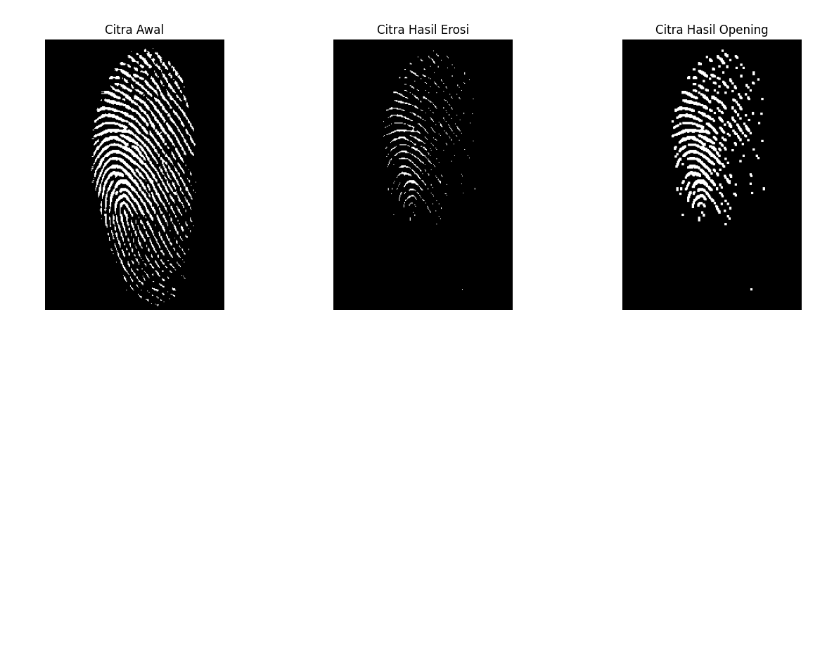
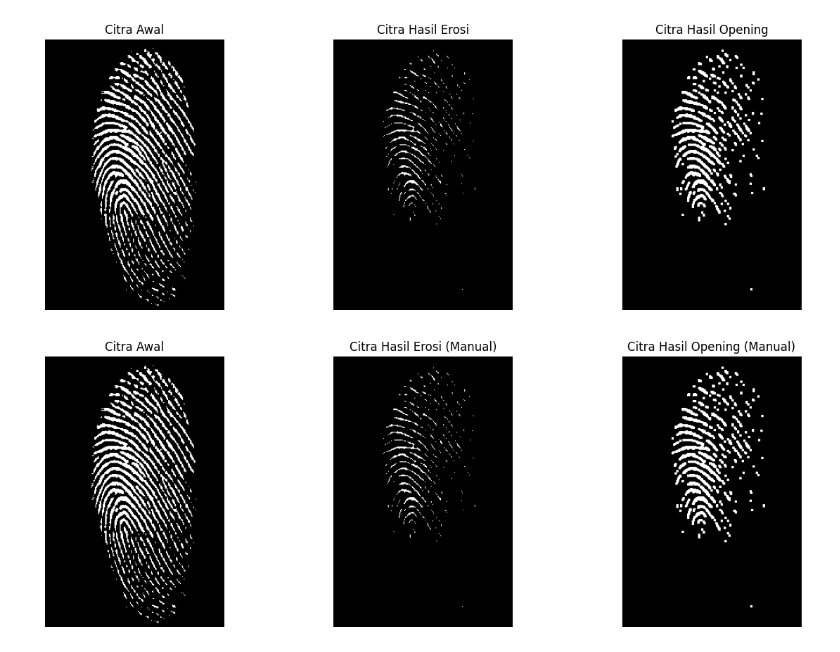
Before and after one commit to FrankStein31/PCVK_244107027008_Frankie-Steinlie, a Jupyter notebook: Modul_09.ipynb, the cells around one changed output. Cells and saved outputs as stored; diff of their text form; code cells hidden in the pictures; blank space fills up the shorter version.

```diff
--- a/Modul_09.ipynb
+++ b/Modul_09.ipynb
@@ -146,3 +146,52 @@ else:
     plt.show()
 # %% [output]
 [figure]
+# %%
+def erosi_manual(image, struct_elem):
+    rows, cols = image.shape
+    eroded_image = np.zeros((rows, cols), dtype=np.uint8)
+    se_rows, se_cols = struct_elem.shape
+    pad_x, pad_y = se_cols // 2, se_rows // 2
+    for i in range(pad_x, rows - pad_x):
+        for j in range(pad_y, cols - pad_y):
+            sub_img = image[i - pad_x:i + pad_x + 1, j - pad_y:j + pad_y + 1]
+            if np.all(sub_img == 255):
+                eroded_image[i, j] = 255
+    return eroded_image
+
+def dilasi_manual(image, struct_elem):
+    rows, cols = image.shape
+    dilated_image = np.zeros((rows, cols), dtype=np.uint8)
+    se_rows, se_cols = struct_elem.shape
+    pad_x, pad_y = se_cols // 2, se_rows // 2
+    for i in range(pad_x, rows - pad_x):
+        for j in range(pad_y, cols - pad_y):
+            sub_img = image[i - pad_x:i + pad_x + 1, j - pad_y:j + pad_y + 1]
+            if np.any(sub_img == 255):
+                dilated_image[i, j] = 255
+    return dilated_image
+
+image = cv2.imread('/content/drive/MyDrive/PCVK/Foto/morph3.jpeg', cv2.IMREAD_GRAYSCALE)
+if image is None:
+    print("Error: Gambar tidak ditemukan!")
+else:
+    _, binary_image = cv2.threshold(image, 128, 255, cv2.THRESH_BINARY)
+    struct_elem = np.ones((3, 3), dtype=np.uint8)
+    eroded_image = erosi_manual(binary_image, struct_elem)
+    opened_image = dilasi_manual(eroded_image, struct_elem)
+    plt.figure(figsize=(15, 5))
+    plt.subplot(1, 3, 1)
+    plt.imshow(binary_image, cmap='gray')
+    plt.title('Citra Awal')
+    plt.axis('off')
+    plt.subplot(1, 3, 2)
+    plt.imshow(eroded_image, cmap='gray')
+    plt.title('Citra Hasil Erosi (Manual)')
+    plt.axis('off')
+    plt.subplot(1, 3, 3)
+    plt.imshow(opened_image, cmap='gray')
+    plt.title('Citra Hasil Opening (Manual)')
+    plt.axis('off')
+    plt.show()
+# %% [output]
+[figure, added]
```
Also changed, not shown: parts of 6 cells of this notebook.
